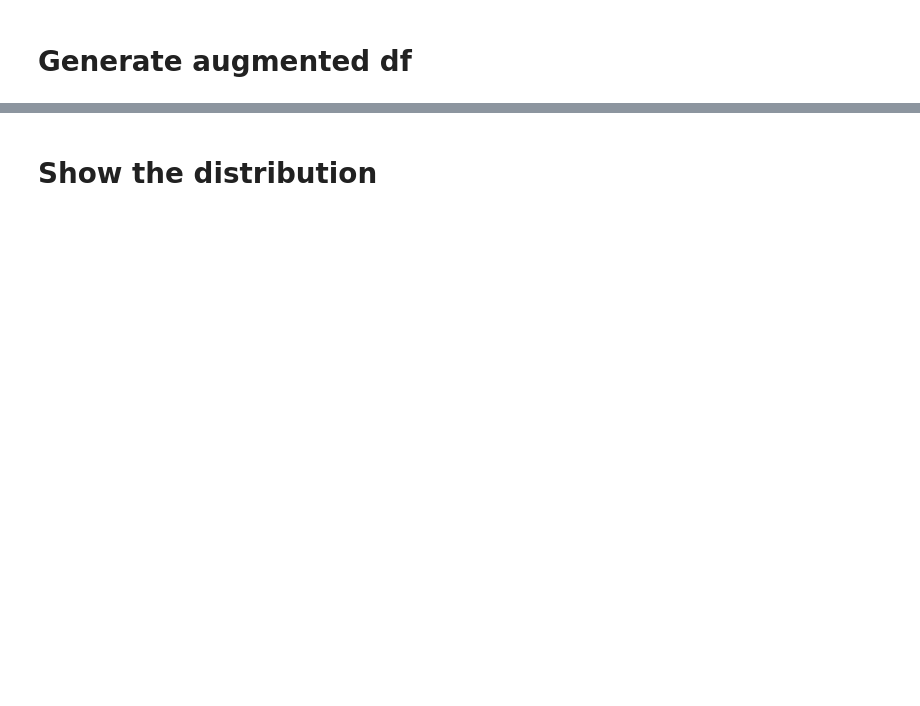
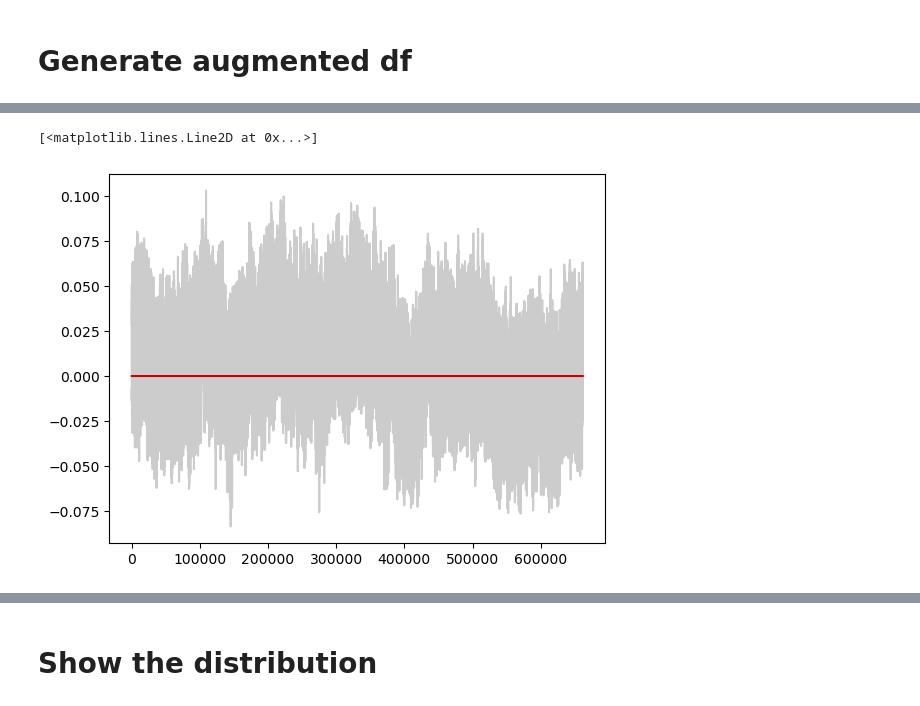
Before and after one commit to gakhromov/ai4good_birdclef, a Jupyter notebook: model/tester.ipynb, the cells around one changed output, grey strips where cells are left out. Drawn from its saved outputs; the diff is of its cells as text; code cells hidden in the pictures; blank space fills up the shorter version.

Commit message:
working solution for primary label with noise injection

```diff
--- a/model/tester.ipynb
+++ b/model/tester.ipynb
@@ -87,0 +127,41 @@ df.to_csv(f'{root}/augmented.csv')
+# %%
+import colorednoise as cn
+
+def add_white_noise(y, min_snr=5, max_snr=20):
+    snr = np.random.uniform(min_snr, max_snr)
+    a_noise = 1 / (10 ** (snr / 20))
+
+    white_noise = np.random.randn(len(y))
+    a_white = np.sqrt(white_noise ** 2).max()
+    augmented = (y + white_noise * 1 / a_white * a_noise).astype(y.dtype)
+    return augmented
+
+
+def add_pink_noise(y, min_snr=5, max_snr=20):
+    snr = np.random.uniform(min_snr, max_snr)
+    a_noise = 1 / (10 ** (snr / 20))
+
+    pink_noise = cn.powerlaw_psd_gaussian(1, len(y))
+    a_pink = np.sqrt(pink_noise ** 2).max()
+    augmented = (y + pink_noise * 1 / a_pink * a_noise).astype(y.dtype)
+    return augmented
+
+
+def add_random_noise(y, max_noise_level=0.5):
+    noise_level = np.random.uniform(0, max_noise_level)
+    noise = np.random.randn(len(y))
+    augmented = (y + noise * noise_level).astype(y.dtype)
+    return augmented
+
+
+def add_noise(y, noise_scale=0.5):
+    noise_fn = [add_white_noise, add_pink_noise, add_random_noise]
+    return random.choice(noise_fn)(y) * noise_scale
+# %%
+y = np.zeros(22_050*30)
+y_noisy = add_noise(y, noise_scale=0.2)
+plt.plot(y, color='r')
+plt.plot(y_noisy, alpha=0.2, color='k')
+# %% [output]
+[<matplotlib.lines.Line2D at 0x...>]
+[figure, added]
```
Also changed, not shown: parts of 33 cells of this notebook, 5 other files.
